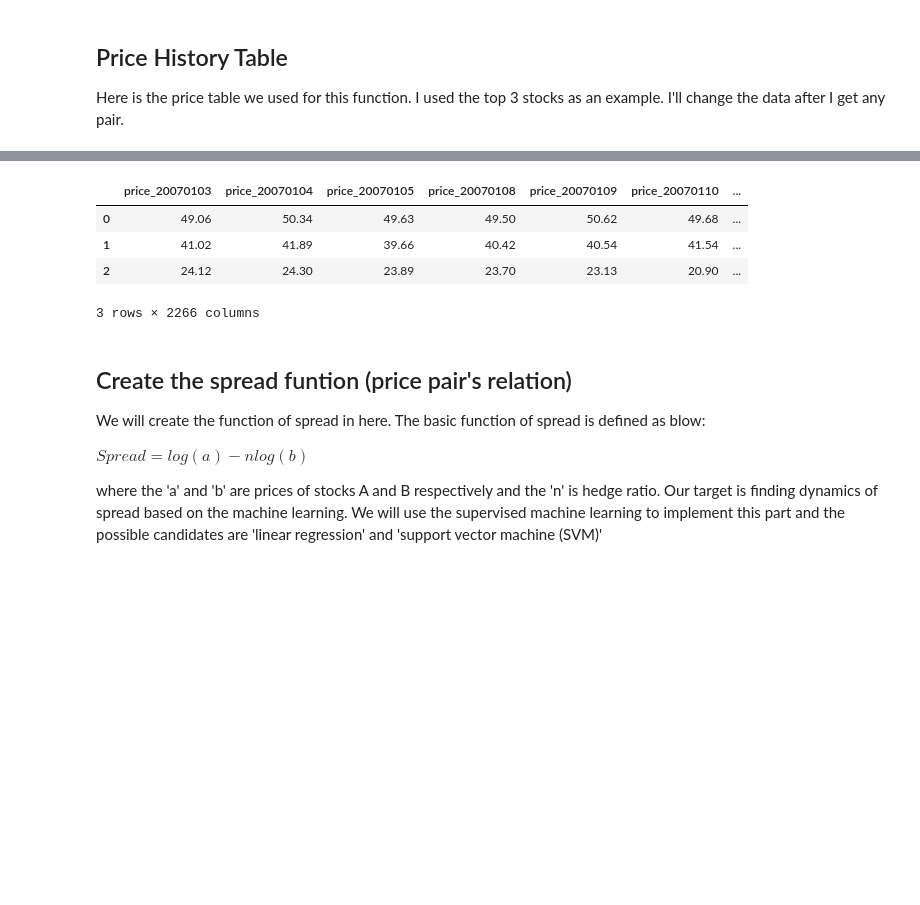
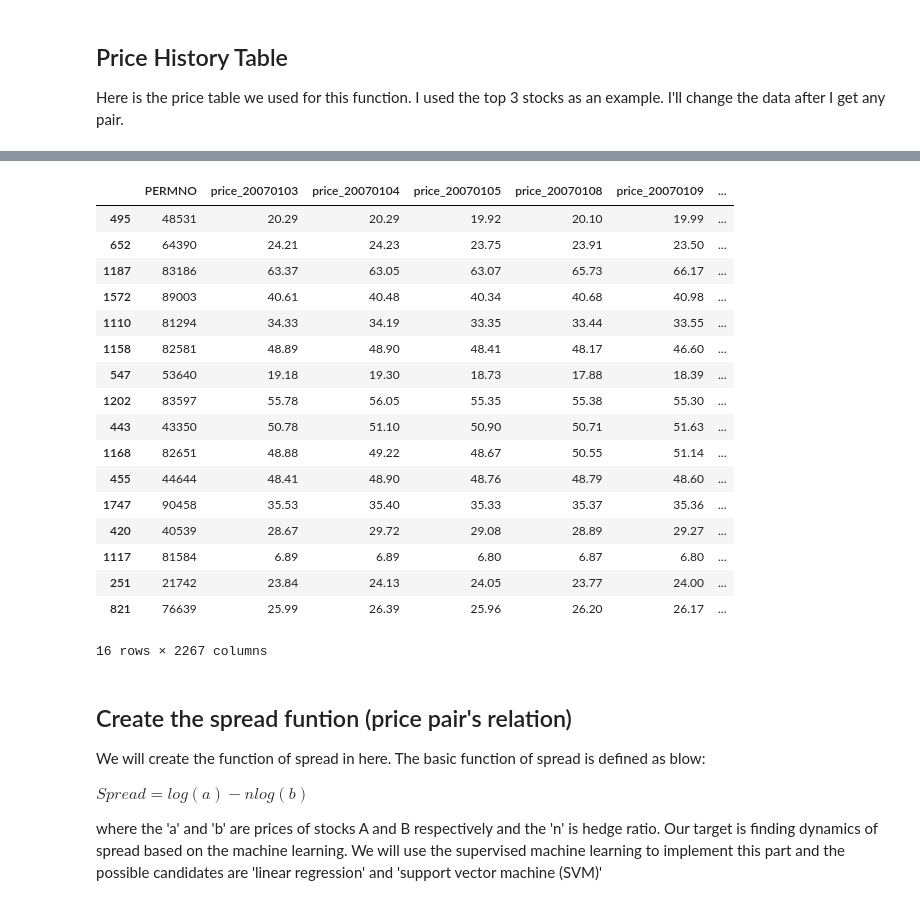
Before and after one commit to daehkim/pair-trading, a Jupyter notebook: tradingStrategy.ipynb, the cells around one changed output, grey strips where cells are left out. Drawn from its saved outputs; the diff is of its cells as text; code cells hidden in the pictures; blank space fills up the shorter version.

```diff
--- a/tradingStrategy.ipynb
+++ b/tradingStrategy.ipynb
@@ -25,0 +20,29 @@ training_set.head(3)
+# %%
+# Import training dataset
+training_set = pd.read_csv("training_data.csv")
+
+# Remove all the data except the pairs we choose
+pairs_list = [[48531, 64390],
+              [83186, 89003],
+              [81294, 82581],
+              [53640, 83597],
+              [43350, 82651],
+              [44644, 90458],
+              [40539, 81584],
+              [21742, 76639]
+              ]
+
+for i in range(len(pairs_list)):
+    if i==0:
+        pairs_training_set = \
+            training_set.loc[training_set['PERMNO']==pairs_list[0][0]]
+        pairs_training_set = pd.concat([pairs_training_set,
+                   training_set.loc[training_set['PERMNO']==pairs_list[0][1]]])
+    else:
+        pairs_training_set = pd.concat([pairs_training_set,
+                   training_set.loc[training_set['PERMNO']==pairs_list[i][0]]])
+        pairs_training_set = pd.concat([pairs_training_set,
+                   training_set.loc[training_set['PERMNO']==pairs_list[i][1]]])
+
+training_set = pairs_training_set
+training_set.head(20)
@@ -26,14 +68,30 @@ training_set.head(3)
 # %%
 # Filtering the table only for the price history
-filter_col = [col for col in training_set if col.startswith('price_')]
+filter_col = ['PERMNO']
+filter_col2 = [col for col in training_set if col.startswith('price_')]
+filter_col.extend(filter_col2)
+
 training_set_price = training_set[filter_col]
-training_set_price.head(3)
+training_set_price.head(20)
 # %% [output]
-|  | price_20070103 | price_20070104 | price_20070105 | price_20070108 | price_20070109 | price_20070110 | ... |
-| 0 | 49.06 | 50.34 | 49.63 | 49.50 | 50.62 | 49.68 | ... |
-| 1 | 41.02 | 41.89 | 39.66 | 40.42 | 40.54 | 41.54 | ... |
-| 2 | 24.12 | 24.30 | 23.89 | 23.70 | 23.13 | 20.90 | ... |
+|  | PERMNO | price_20070103 | price_20070104 | price_20070105 | price_20070108 | price_20070109 | ... |
+| 495 | 48531 | 20.29 | 20.29 | 19.92 | 20.10 | 19.99 | ... |
+| 652 | 64390 | 24.21 | 24.23 | 23.75 | 23.91 | 23.50 | ... |
+| 1187 | 83186 | 63.37 | 63.05 | 63.07 | 65.73 | 66.17 | ... |
+| 1572 | 89003 | 40.61 | 40.48 | 40.34 | 40.68 | 40.98 | ... |
+| 1110 | 81294 | 34.33 | 34.19 | 33.35 | 33.44 | 33.55 | ... |
+| 1158 | 82581 | 48.89 | 48.90 | 48.41 | 48.17 | 46.60 | ... |
+| 547 | 53640 | 19.18 | 19.30 | 18.73 | 17.88 | 18.39 | ... |
+| 1202 | 83597 | 55.78 | 56.05 | 55.35 | 55.38 | 55.30 | ... |
+| 443 | 43350 | 50.78 | 51.10 | 50.90 | 50.71 | 51.63 | ... |
+| 1168 | 82651 | 48.88 | 49.22 | 48.67 | 50.55 | 51.14 | ... |
+| 455 | 44644 | 48.41 | 48.90 | 48.76 | 48.79 | 48.60 | ... |
+| 1747 | 90458 | 35.53 | 35.40 | 35.33 | 35.37 | 35.36 | ... |
+| 420 | 40539 | 28.67 | 29.72 | 29.08 | 28.89 | 29.27 | ... |
+| 1117 | 81584 | 6.89 | 6.89 | 6.80 | 6.87 | 6.80 | ... |
+| 251 | 21742 | 23.84 | 24.13 | 24.05 | 23.77 | 24.00 | ... |
+| 821 | 76639 | 25.99 | 26.39 | 25.96 | 26.20 | 26.17 | ... |
-3 rows × 2266 columns
+16 rows × 2267 columns
 # %% [markdown]
 ## Create the spread funtion (price pair's relation)
 We will create the function of spread in here. The basic function of spread is defined as blow:
```
Also changed, not shown: parts of 6 cells of this notebook.
